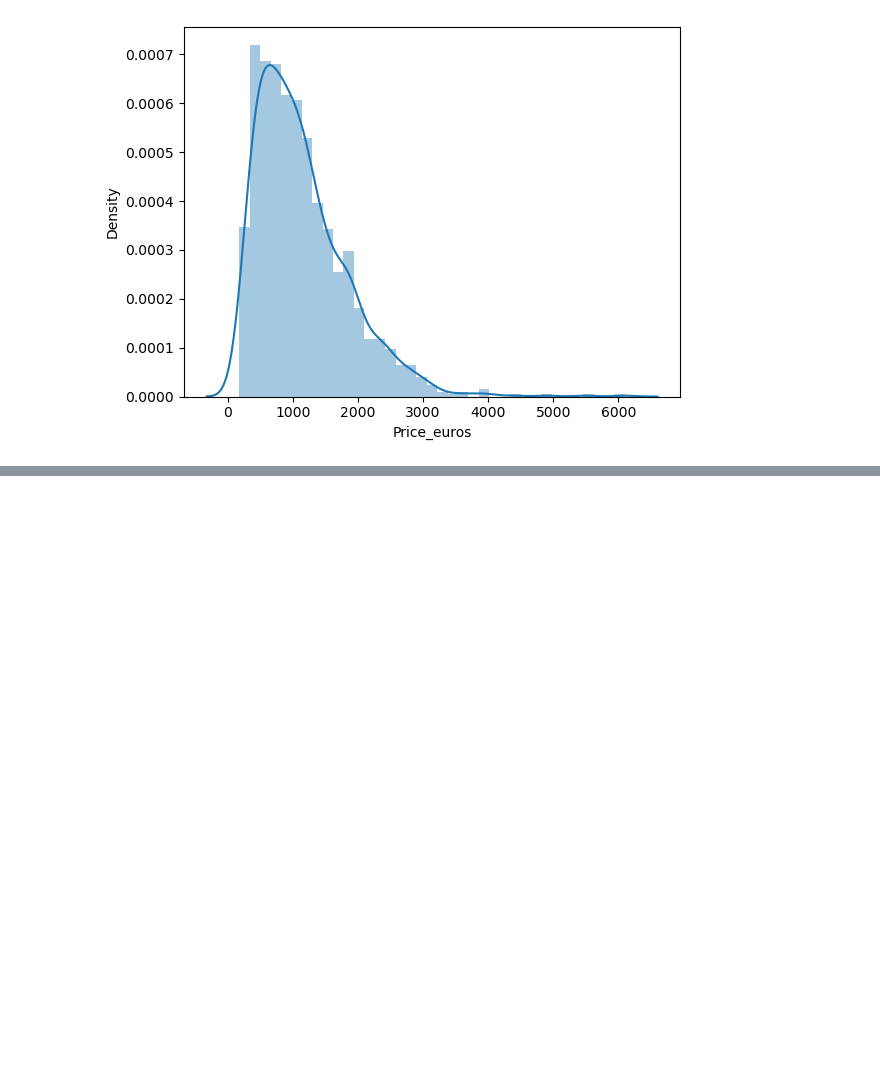
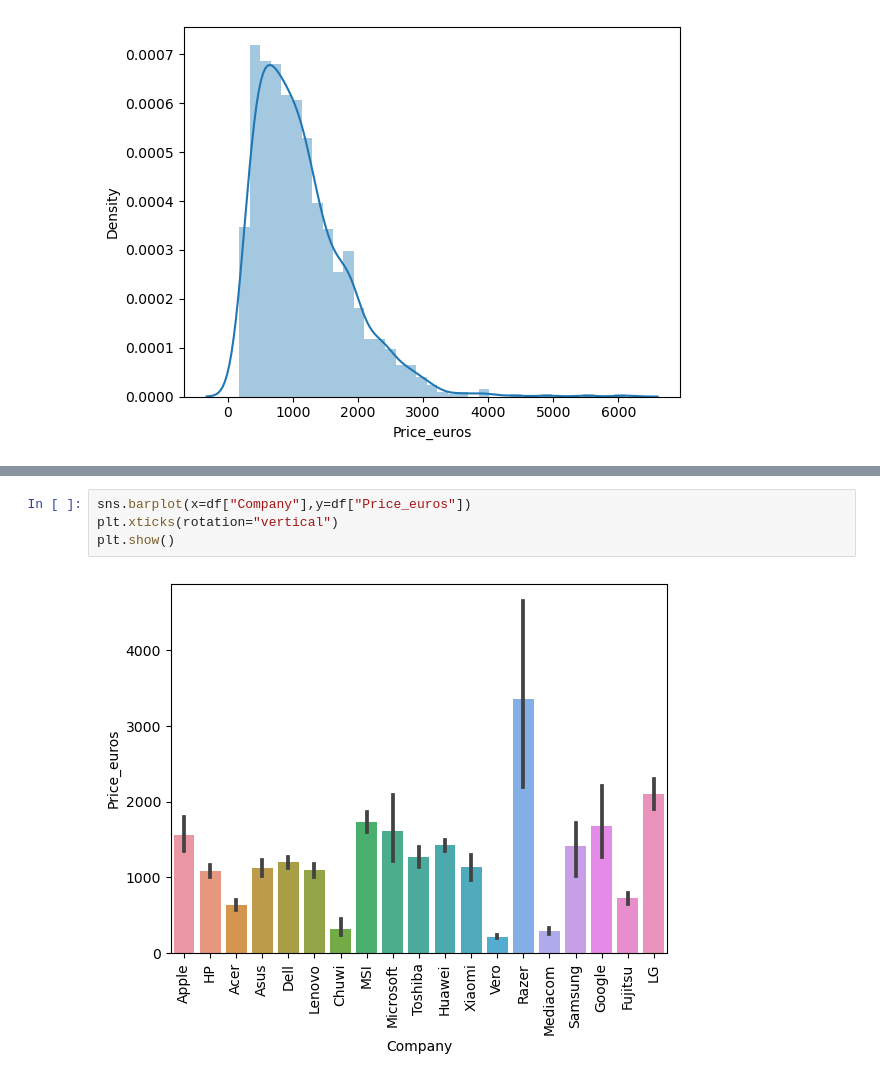
Before and after one commit to niteshkavade/Laptop-Price-Prediction, a Jupyter notebook: Laptop_Price_Prediction.ipynb, the cells around one changed output, grey strips where cells are left out. Cells and saved outputs as stored; diff of their text form; blank space fills up the shorter version.

```diff
--- a/Laptop_Price_Prediction.ipynb
+++ b/Laptop_Price_Prediction.ipynb
@@ -96,0 +102,6 @@ sns.distplot(df['Price_euros'])
+# %%
+sns.barplot(x=df["Company"],y=df["Price_euros"])
+plt.xticks(rotation="vertical")
+plt.show()
+# %% [output]
+[figure, added]
```
Also changed, not shown: parts of 5 cells of this notebook.
